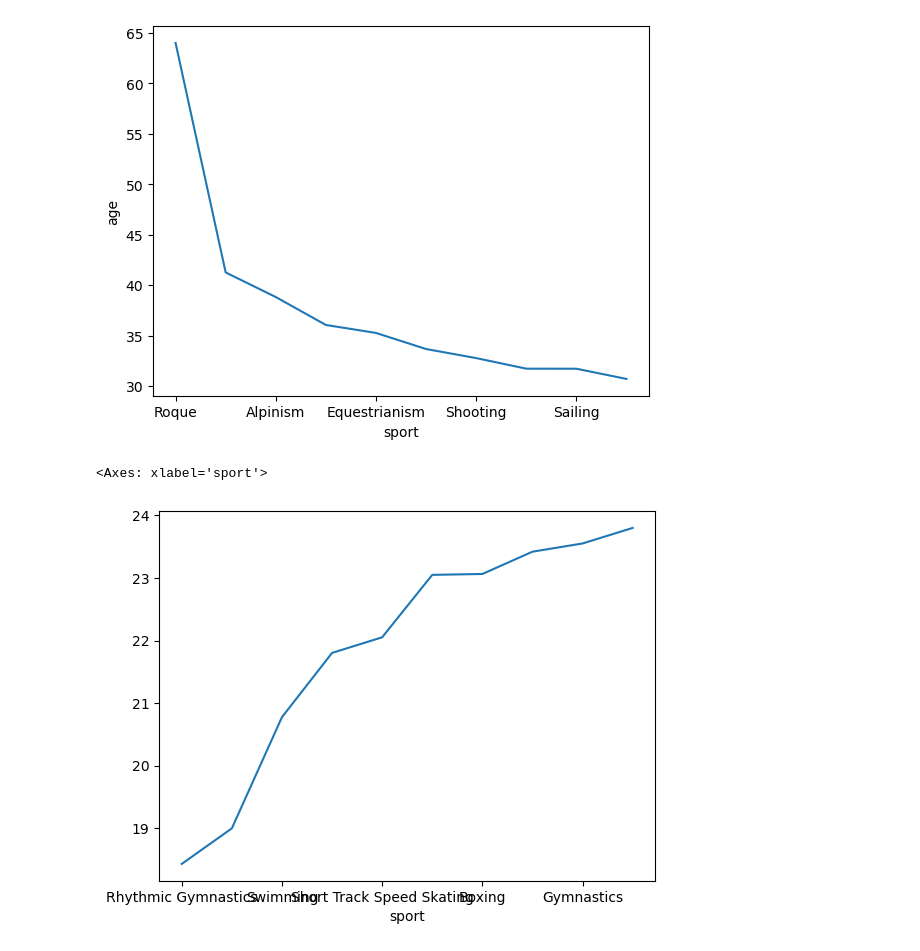
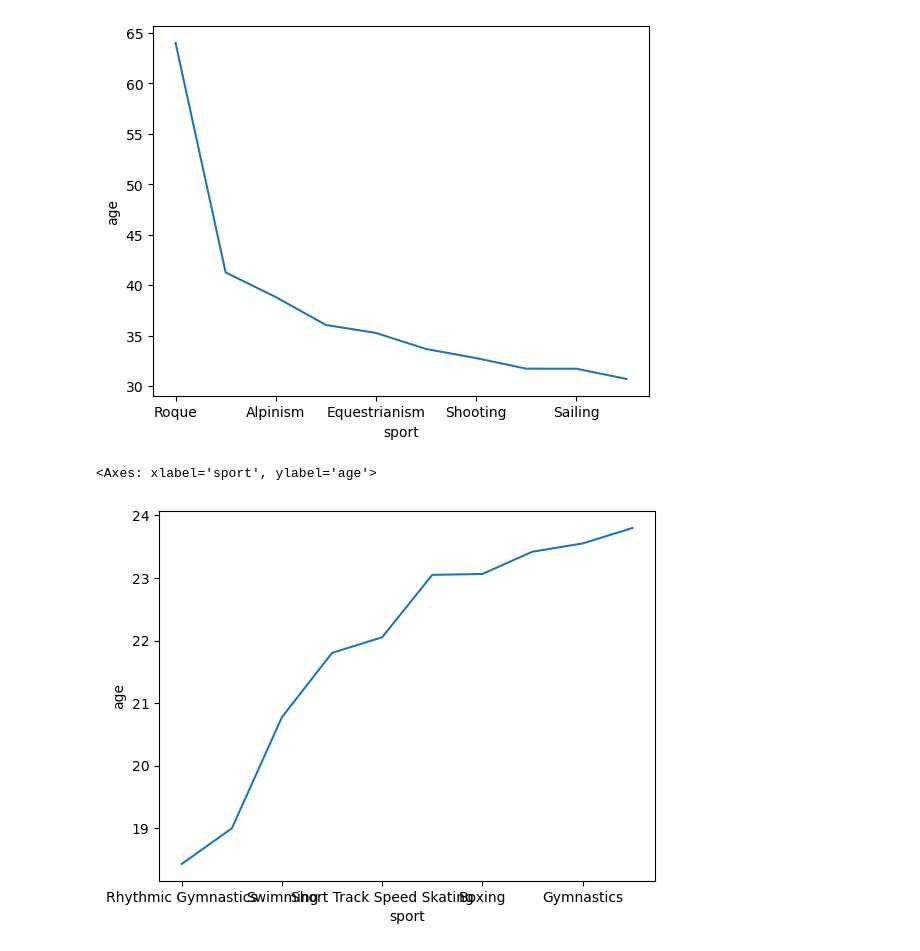
Before and after one commit to GHuangJiawen/huang-sp25-data-materials, a Jupyter notebook: week-08/oly.ipynb, the cells around one changed output. Cells and saved outputs as stored; diff of their text form; code cells hidden in the pictures.

```diff
--- a/week-08/oly.ipynb
+++ b/week-08/oly.ipynb
@@ -80,7 +80,7 @@ gold_medalists.groupby('sport')['age'].mean().sort_values(ascending=False)[:10].
 <Axes: xlabel='sport', ylabel='age'>
 [figure]
 # %%
-gold_medalists.groupby('sport')['age'].mean().sort_values(ascending=True)[:10].plot(ylabel=’)
+gold_medalists.groupby('sport')['age'].mean().sort_values(ascending=True)[:10].plot(ylabel='age')
 # %% [output]
-<Axes: xlabel='sport'>
+<Axes: xlabel='sport', ylabel='age'>
-[figure, old version]
+[figure, new version]
```
